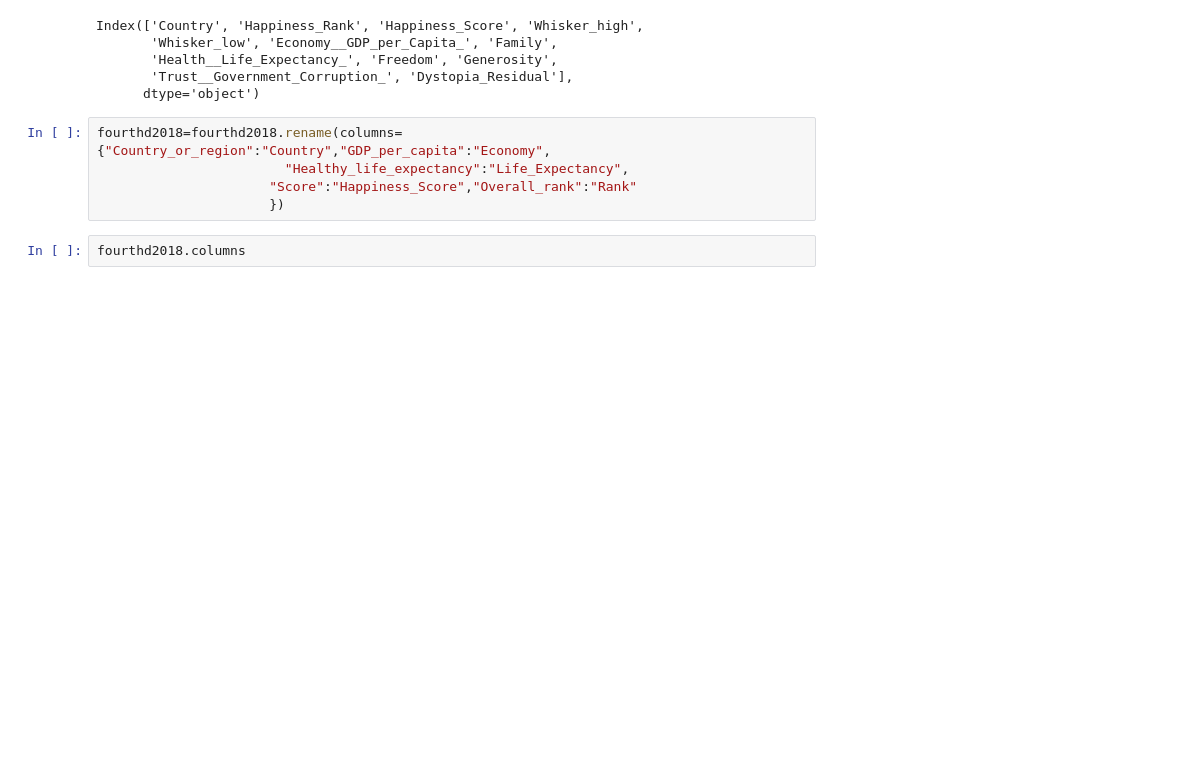
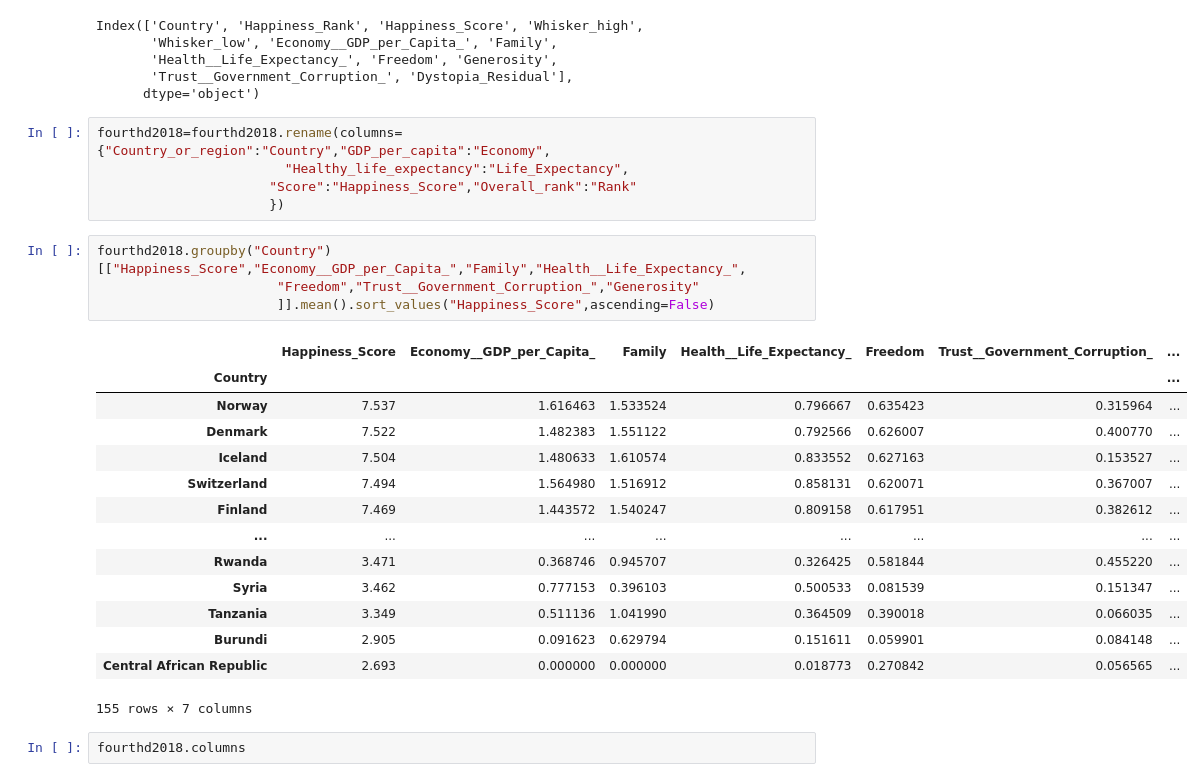
Before and after one commit to BarborosT/Final-Case, a Jupyter notebook: Mutluluk Project/Mutluluk.ipynb, the cells around one changed output. Drawn from its saved outputs; the diff is of its cells as text; blank space fills up the shorter version.

```diff
--- a/Mutluluk Project/Mutluluk.ipynb
+++ b/Mutluluk Project/Mutluluk.ipynb
@@ -281,6 +287,25 @@ fourthd2018=fourthd2018.rename(columns={"Country_or_region":"Country","GDP_per_c
                         "Healthy_life_expectancy":"Life_Expectancy",
                       "Score":"Happiness_Score","Overall_rank":"Rank"
                       })
+# %%
+fourthd2018.groupby("Country")[["Happiness_Score","Economy__GDP_per_Capita_","Family","Health__Life_Expectancy_",
+                       "Freedom","Trust__Government_Corruption_","Generosity"
+                       ]].mean().sort_values("Happiness_Score",ascending=False)
+# %% [output]
+|  | Happiness_Score | Economy__GDP_per_Capita_ | Family | Health__Life_Expectancy_ | Freedom | Trust__Government_Corruption_ | ... |
+| Country |  |  |  |  |  |  | ... |
+| Norway | 7.537 | 1.616463 | 1.533524 | 0.796667 | 0.635423 | 0.315964 | ... |
+| Denmark | 7.522 | 1.482383 | 1.551122 | 0.792566 | 0.626007 | 0.400770 | ... |
+| Iceland | 7.504 | 1.480633 | 1.610574 | 0.833552 | 0.627163 | 0.153527 | ... |
+| Switzerland | 7.494 | 1.564980 | 1.516912 | 0.858131 | 0.620071 | 0.367007 | ... |
+| Finland | 7.469 | 1.443572 | 1.540247 | 0.809158 | 0.617951 | 0.382612 | ... |
+| ... | ... | ... | ... | ... | ... | ... | ... |
+| Rwanda | 3.471 | 0.368746 | 0.945707 | 0.326425 | 0.581844 | 0.455220 | ... |
+| Syria | 3.462 | 0.777153 | 0.396103 | 0.500533 | 0.081539 | 0.151347 | ... |
+| Tanzania | 3.349 | 0.511136 | 1.041990 | 0.364509 | 0.390018 | 0.066035 | ... |
+| Burundi | 2.905 | 0.091623 | 0.629794 | 0.151611 | 0.059901 | 0.084148 | ... |
+| Central African Republic | 2.693 | 0.000000 | 0.000000 | 0.018773 | 0.270842 | 0.056565 | ... |
+155 rows × 7 columns
 # %%
 fourthd2018.columns
 # %% [output]
```
Also changed, not shown: parts of 15 cells of this notebook.
